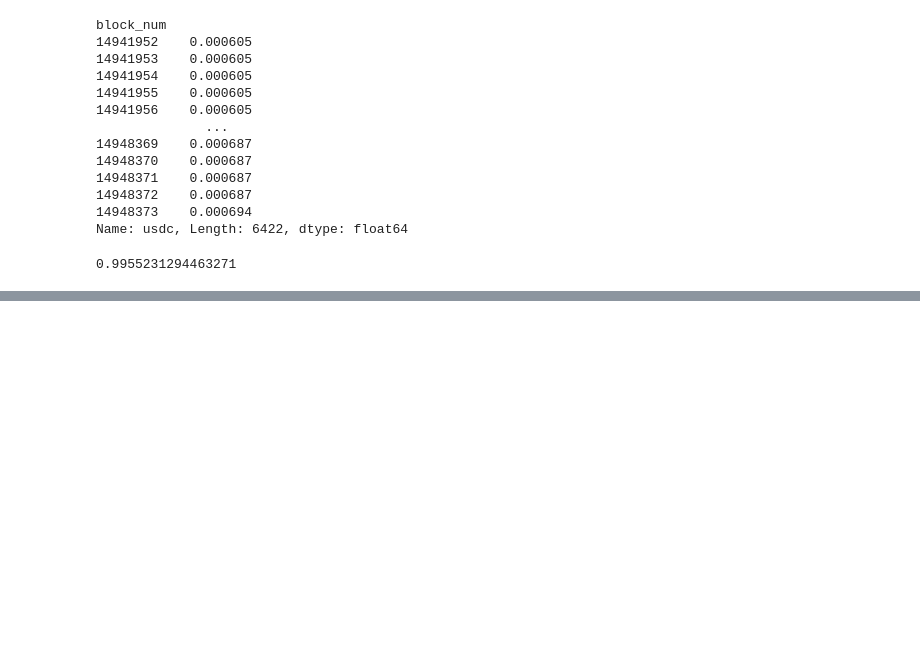
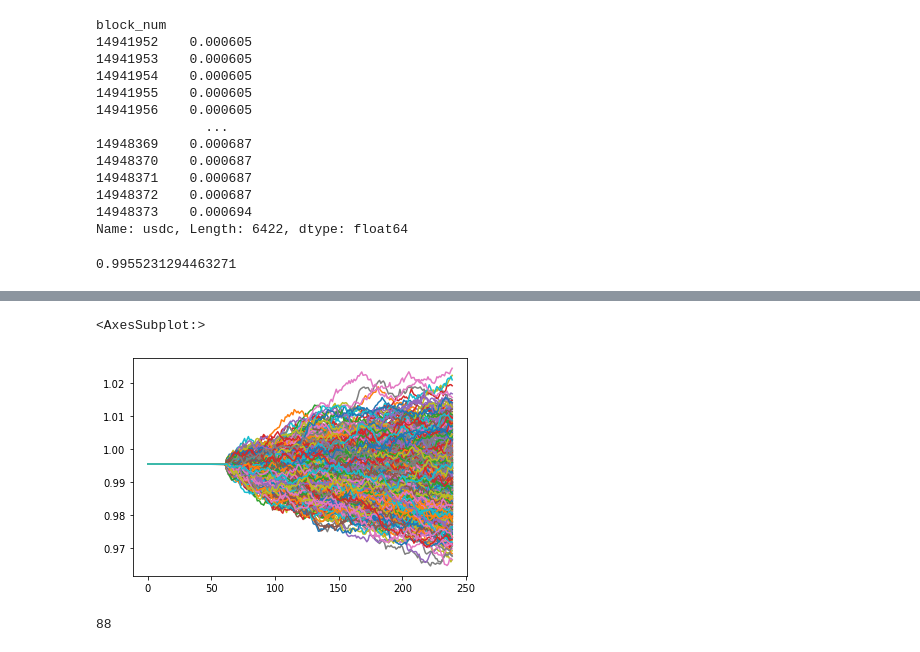
Before and after one commit to JiaanL/O_web, a Jupyter notebook: oracleWeb/test.ipynb, the cells around one changed output, grey strips where cells are left out. Drawn from its saved outputs; the diff is of its cells as text; code cells hidden in the pictures; blank space fills up the shorter version.

```diff
--- a/oracleWeb/test.ipynb
+++ b/oracleWeb/test.ipynb
@@ -753,0 +863,28 @@ HF
+# %%
+def cal_hf(price_prediction, token_value_dicts, liquidation_threshold_dict):
+    hf_list = []
+    for i in range(price_prediction.shape[0]):
+        collatearl_m_threshold_in_eth = 0
+        debt_m_threshold_in_eth = 0
+        for token_name, token_amount in token_value_dicts['collateral'].items():
+            if token_name == 'weth':
+                collatearl_m_threshold_in_eth += token_amount * liquidation_threshold_dict[token_name]
+            else:
+                collatearl_m_threshold_in_eth += token_amount * price_prediction['chainlink_' + token_name].loc[i]  * liquidation_threshold_dict[token_name]
+
+        for token_name, token_amount in token_value_dicts['var_debt'].items():
+            if token_name == 'weth':
+                debt_m_threshold_in_eth += token_amount
+            else:
+                debt_m_threshold_in_eth += token_amount * price_prediction['chainlink_' + token_name].loc[i]
+
+        for token_name, token_amount in token_value_dicts['sta_debt'].items():
+            if token_name == 'weth':
+                debt_m_threshold_in_eth += token_amount
+            else:
+                debt_m_threshold_in_eth += token_amount * price_prediction['chainlink_' + token_name].loc[i]
+        collatearl_m_threshold_in_eth, debt_m_threshold_in_eth
+
+        hf = (collatearl_m_threshold_in_eth/debt_m_threshold_in_eth)
+        hf_list.append(hf)
+    return pd.Series(hf_list)#, columns=['hf'])
@@ -753,0 +970,10 @@ HF
+# %%
+pd.concat(simulate_list, axis=1).plot(legend=False)
+# %% [output]
+<AxesSubplot:>
+[figure, added]
+# %%
+lag_order = trained_var.k_ar
+lag_order
+# %% [output]
+88
```
Also changed, not shown: parts of 24 cells of this notebook.
